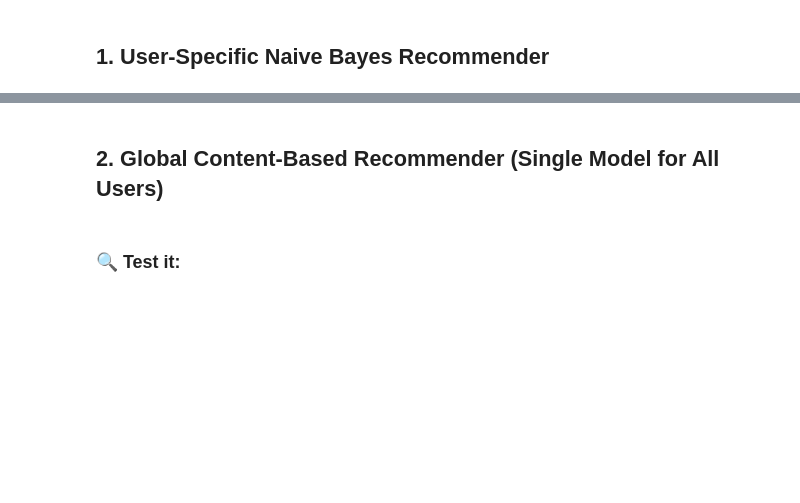
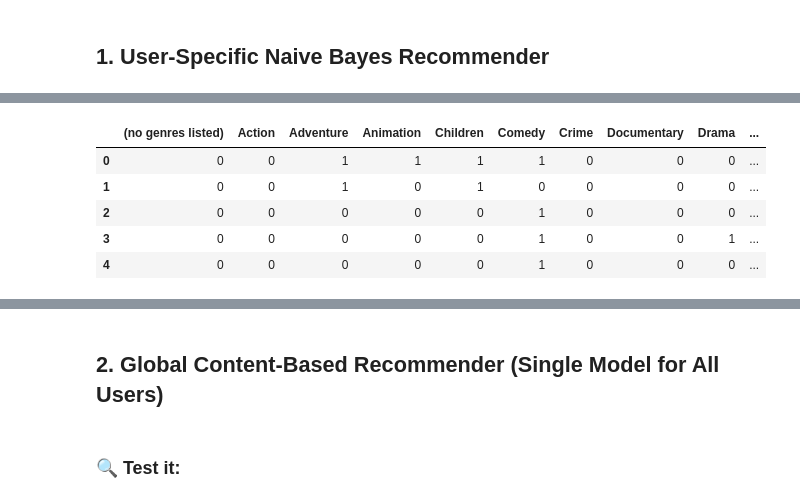
Before and after one commit to EliaTosin/DataAnaCla25, a Jupyter notebook: flipped_8/content_based_recommender_nb.ipynb, the cells around one changed output, grey strips where cells are left out. Drawn from its saved outputs; the diff is of its cells as text; code cells hidden in the pictures; blank space fills up the shorter version.

```diff
--- a/flipped_8/content_based_recommender_nb.ipynb
+++ b/flipped_8/content_based_recommender_nb.ipynb
@@ -26,0 +39,4 @@ movies["content"] = movies["genres"].str.replace("|", " ") + " " + movies["tag"]
+# %%
+# metadata available for each movie
+metadata = movies[["movieId", "title", "genres"]]
+metadata.head()
@@ -26,0 +52,6 @@ movies["content"] = movies["genres"].str.replace("|", " ") + " " + movies["tag"]
+# %%
+# Clean the title by removing the year in parentheses
+def clean_title(title):
+    return re.sub(r'\s*\(\d{4}\)', '', title)
+# %%
+metadata['title'] = metadata['title'].apply(clean_title)
@@ -26,0 +77,5 @@ movies["content"] = movies["genres"].str.replace("|", " ") + " " + movies["tag"]
+# %%
+from sklearn.preprocessing import MultiLabelBinarizer
+
+mlb = MultiLabelBinarizer()
+genres_encoded = mlb.fit_transform(metadata['genres'].str.split('|'))
@@ -26,0 +92,11 @@ movies["content"] = movies["genres"].str.replace("|", " ") + " " + movies["tag"]
+# %%
+# Create a DataFrame with the encoded genres
+genres_df = pd.DataFrame(genres_encoded, columns=mlb.classes_)
+genres_df.head()
+# %% [output]
+|  | (no genres listed) | Action | Adventure | Animation | Children | Comedy | Crime | Documentary | Drama | ... |
+| 0 | 0 | 0 | 1 | 1 | 1 | 1 | 0 | 0 | 0 | ... |
+| 1 | 0 | 0 | 1 | 0 | 1 | 0 | 0 | 0 | 0 | ... |
+| 2 | 0 | 0 | 0 | 0 | 0 | 1 | 0 | 0 | 0 | ... |
+| 3 | 0 | 0 | 0 | 0 | 0 | 1 | 0 | 0 | 1 | ... |
+| 4 | 0 | 0 | 0 | 0 | 0 | 1 | 0 | 0 | 0 | ... |
```
Also changed, not shown: parts of 20 cells of this notebook.
